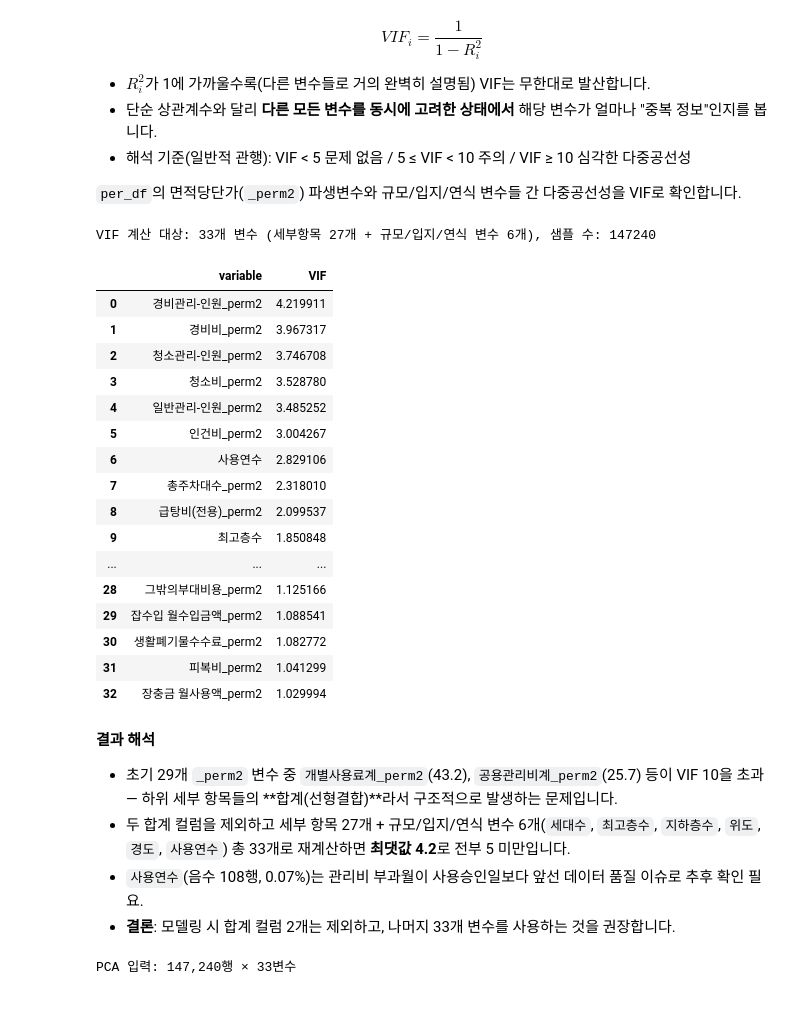
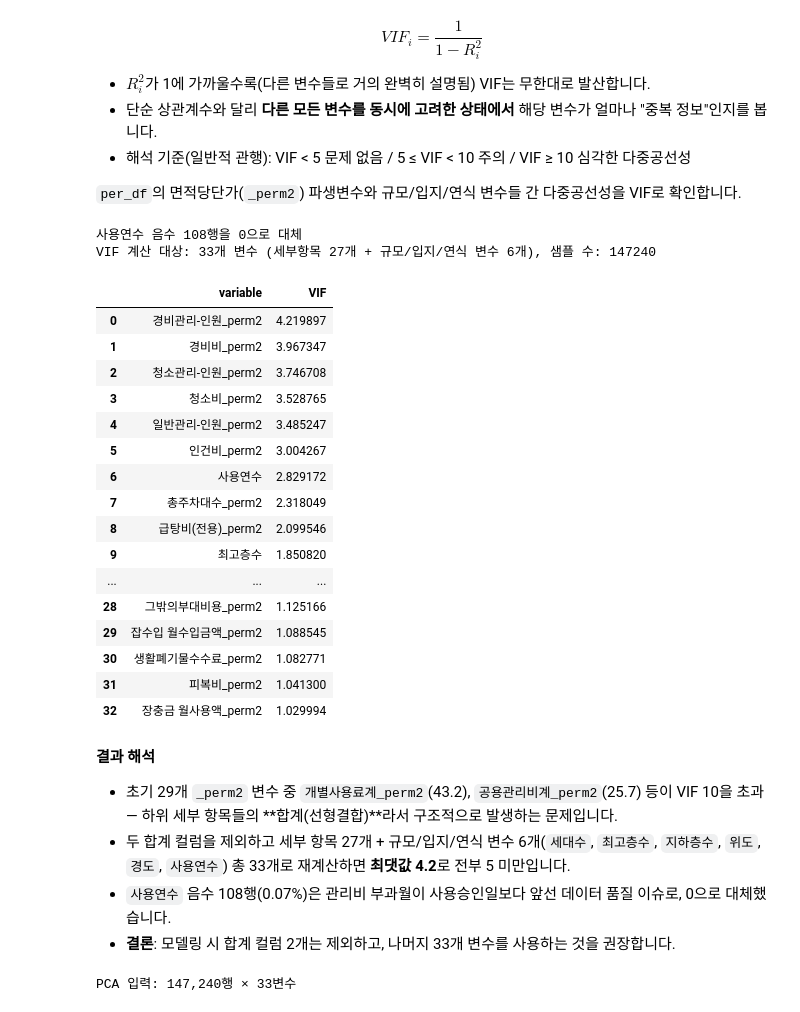
Before and after one commit to roh-git/mlapt_project, a Jupyter notebook: main_analysis.ipynb, the cells around one changed output. Drawn from its saved outputs; the diff is of its cells as text; code cells hidden in the pictures.

Commit message:
analysis: add 평균전용면적 derived var and fix negative 사용연수
- complex_df(단지 단위 2,454행)에서 평균전용면적 = 주거전용면적(단지합계) / 세대수 계산
- 사용연수 음수 108행을 0으로 대체 (VIF 셀 및 해석 문구 갱신)

```diff
--- a/main_analysis.ipynb
+++ b/main_analysis.ipynb
@@ -201,54 +201,60 @@ $$VIF_i = \frac{1}{1 - R_i^2}$$
 from statsmodels.stats.outliers_influence import variance_inflation_factor
 from statsmodels.tools.tools import add_constant
 
 def calc_vif(df, cols):
     X = add_constant(df[cols].dropna())
     vif_df = pd.DataFrame({
         'variable': X.columns,
         'VIF': [variance_inflation_factor(X.values, i) for i in range(X.shape[1])],
     })
     vif_df = vif_df[vif_df['variable'] != 'const'].sort_values('VIF', ascending=False).reset_index(drop=True)
     return vif_df
 
 perm2_cols = [c for c in per_df.columns if c.endswith('_perm2')]
 
 # 건물 사용연수: 데이터 발생시점(발생년월)을 기준으로 사용승인일로부터 경과한 연수
 approval_date = pd.to_datetime(per_df['사용승인일'].astype(str), format='%Y%m%d')
 record_date = pd.to_datetime(per_df['발생년월(YYYYMM)'].astype(str) + '01', format='%Y%m%d')
 per_df['사용연수'] = (record_date - approval_date).dt.days / 365.25
 
+# 관리비 부과월이 사용승인일보다 앞선 데이터 품질 이슈로 발생한 음수는 0으로 대체
+negative_age_count = (per_df['사용연수'] < 0).sum()
+per_df.loc[per_df['사용연수'] < 0, '사용연수'] = 0
+print(f"사용연수 음수 {negative_age_count}행을 0으로 대체")
+
 # 합계(계) 컬럼은 하위 세부 항목들의 선형결합이라 구조적으로 VIF를 부풀리므로 제외
 SUM_COLS_TO_EXCLUDE = ['개별사용료계_perm2', '공용관리비계_perm2']
 EXTRA_COLS = ['세대수', '최고층수', '지하층수', '위도', '경도', '사용연수']
 vif_cols = [c for c in perm2_cols if c not in SUM_COLS_TO_EXCLUDE] + EXTRA_COLS
 
 vif_df = calc_vif(per_df, vif_cols)
 print(f"VIF 계산 대상: {len(vif_cols)}개 변수 (세부항목 27개 + 규모/입지/연식 변수 {len(EXTRA_COLS)}개), 샘플 수: {per_df[vif_cols].dropna().shape[0]}")
 vif_df
 # %% [output]
+사용연수 음수 108행을 0으로 대체
 VIF 계산 대상: 33개 변수 (세부항목 27개 + 규모/입지/연식 변수 6개), 샘플 수: 147240
 |  | variable | VIF |
-| 0 | 경비관리-인원_perm2 | 4.219911 |
-| 1 | 경비비_perm2 | 3.967317 |
+| 0 | 경비관리-인원_perm2 | 4.219897 |
+| 1 | 경비비_perm2 | 3.967347 |
 | 2 | 청소관리-인원_perm2 | 3.746708 |
-| 3 | 청소비_perm2 | 3.528780 |
-| 4 | 일반관리-인원_perm2 | 3.485252 |
+| 3 | 청소비_perm2 | 3.528765 |
+| 4 | 일반관리-인원_perm2 | 3.485247 |
 | 5 | 인건비_perm2 | 3.004267 |
-| 6 | 사용연수 | 2.829106 |
-| 7 | 총주차대수_perm2 | 2.318010 |
-| 8 | 급탕비(전용)_perm2 | 2.099537 |
-| 9 | 최고층수 | 1.850848 |
+| 6 | 사용연수 | 2.829172 |
+| 7 | 총주차대수_perm2 | 2.318049 |
+| 8 | 급탕비(전용)_perm2 | 2.099546 |
+| 9 | 최고층수 | 1.850820 |
 | ... | ... | ... |
 | 28 | 그밖의부대비용_perm2 | 1.125166 |
-| 29 | 잡수입 월수입금액_perm2 | 1.088541 |
-| 30 | 생활폐기물수수료_perm2 | 1.082772 |
-| 31 | 피복비_perm2 | 1.041299 |
+| 29 | 잡수입 월수입금액_perm2 | 1.088545 |
+| 30 | 생활폐기물수수료_perm2 | 1.082771 |
+| 31 | 피복비_perm2 | 1.041300 |
 | 32 | 장충금 월사용액_perm2 | 1.029994 |
 # %% [markdown]
 **결과 해석**
 - 초기 29개 `_perm2` 변수 중 `개별사용료계_perm2`(43.2), `공용관리비계_perm2`(25.7) 등이 VIF 10을 초과 — 하위 세부 항목들의 **합계(선형결합)**라서 구조적으로 발생하는 문제입니다.
 - 두 합계 컬럼을 제외하고 세부 항목 27개 + 규모/입지/연식 변수 6개(`세대수`, `최고층수`, `지하층수`, `위도`, `경도`, `사용연수`) 총 33개로 재계산하면 **최댓값 4.2**로 전부 5 미만입니다.
-- `사용연수`(음수 108행, 0.07%)는 관리비 부과월이 사용승인일보다 앞선 데이터 품질 이슈로 추후 확인 필요.
+- `사용연수` 음수 108행(0.07%)은 관리비 부과월이 사용승인일보다 앞선 데이터 품질 이슈로, 0으로 대체했습니다.
 - **결론**: 모델링 시 합계 컬럼 2개는 제외하고, 나머지 33개 변수를 사용하는 것을 권장합니다.
 # %%
 # 3. PCA 검토: VIF를 통과한 33개 변수를 표준화
```
Also changed, not shown: parts of 2 cells of this notebook.
